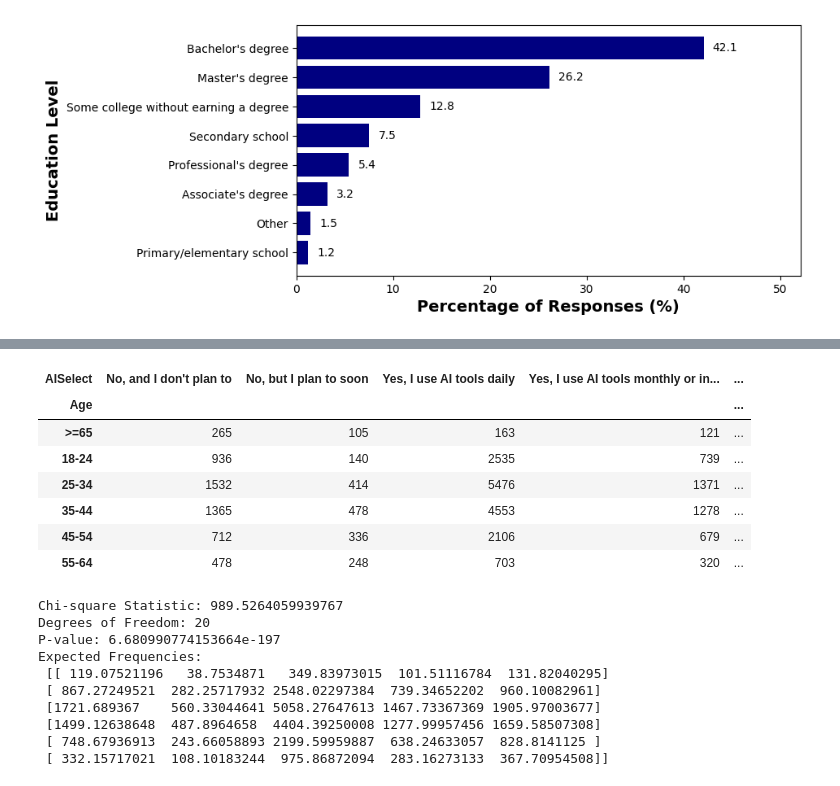
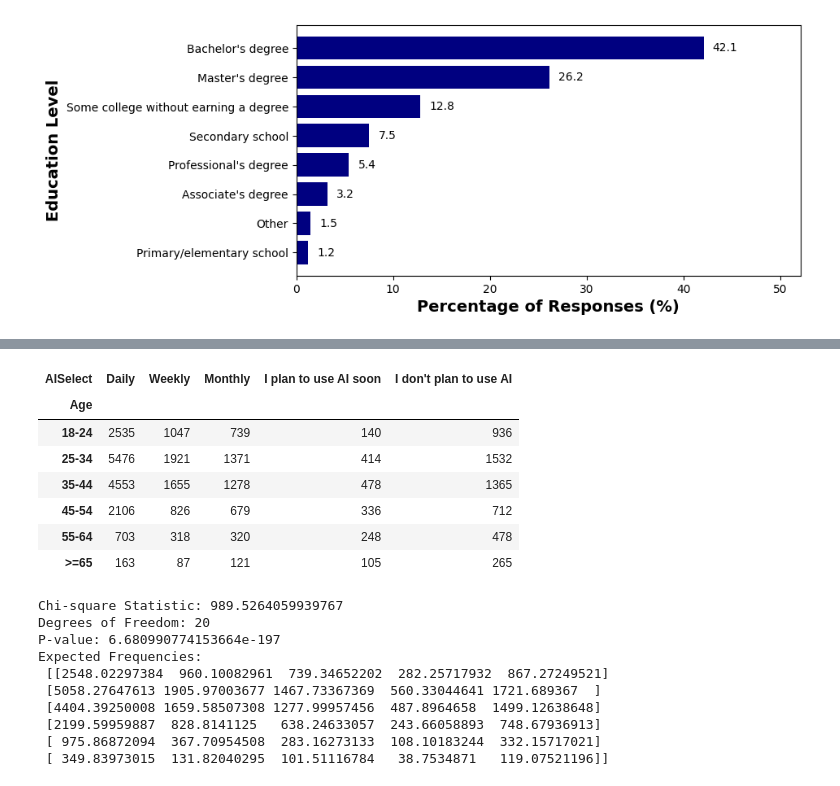
Before and after one commit to huyqng1412/stackoverflow_2025_project, a Jupyter notebook: so2025_vis.ipynb, the cells around one changed output, grey strips where cells are left out. Cells and saved outputs as stored; diff of their text form; code cells hidden in the pictures.

```diff
--- a/so2025_vis.ipynb
+++ b/so2025_vis.ipynb
@@ -211,10 +211,19 @@ plt.show()
 [figure]
 # %%
 queryAI = """
-    select REPLACE(REPLACE(Age, ' years old', ''), '65 years or older', ' >=65') AS Age,
+    select REPLACE(REPLACE(Age, ' years old', ''), '65 years or older', '>=65') AS Age,
             Workexp as 'YrsOfExp',
-            aiselect,
-            aicomplex,
+             CASE
+                WHEN LOWER(aiselect) LIKE '%every day%'
+                    OR LOWER(aiselect) LIKE '%daily%' THEN 'Daily'
+                WHEN LOWER(aiselect) LIKE '%week%' THEN 'Weekly'
+                WHEN LOWER(aiselect) LIKE '%month%' THEN 'Monthly'
+                WHEN LOWER(aiselect) LIKE '%plan to soon%' THEN 'I plan to use AI soon'
+                WHEN LOWER(aiselect) LIKE '%don''t plan%'
+                    OR LOWER(aiselect) LIKE '%never%' THEN 'I don''t plan to use AI'
+                ELSE aiselect
+            END AS AISelect,
+            replace(replace(aicomplex, ' at handling complex tasks', ''), 'I don''t use AI tools for complex tasks / I don''t know' , 'I don''t use AI for complex tasks') as AIComplex,
             aiacc,
             aisent
     from data
@@ -242,21 +251,26 @@ resultAI
 32907 rows × 6 columns
+# %%
+order = ["Daily", "Weekly", "Monthly", "I plan to use AI soon", "I don't plan to use AI"]
+order2 = ["Very well", "Good, but not great", "Neither good or bad", "Bad", "Very poor", "I don't use AI for complex tasks"]
+order3 = ["18-24", "25-34", "35-44", "45-54", "55-64", ">=65"]
+order4 = ["Highly trust", "Somewhat trust", "Neither trust nor distrust", "Somewhat distrust", "Highly distrust"]
 # %%
 resultAI.to_csv("ai_use.csv")
 # %%
 # Hypothesis 1: There is no relationship between the age range (Age) of devs
 # and the frequency of AI usage (AISelect).
 # %%
-contigency = pd.crosstab(resultAI['Age'], resultAI['AISelect'])
+contigency = pd.crosstab(resultAI['Age'], resultAI['AISelect']).reindex(index=order3, columns=order)
 display(contigency)
 # %% [output]
-| AISelect | No, and I don't plan to | No, but I plan to soon | Yes, I use AI tools daily | Yes, I use AI tools monthly or in... | ... |
-| Age |  |  |  |  | ... |
-| >=65 | 265 | 105 | 163 | 121 | ... |
-| 18-24 | 936 | 140 | 2535 | 739 | ... |
-| 25-34 | 1532 | 414 | 5476 | 1371 | ... |
-| 35-44 | 1365 | 478 | 4553 | 1278 | ... |
-| 45-54 | 712 | 336 | 2106 | 679 | ... |
-| 55-64 | 478 | 248 | 703 | 320 | ... |
+| AISelect | Daily | Weekly | Monthly | I plan to use AI soon | I don't plan to use AI |
+| Age |  |  |  |  |  |
+| 18-24 | 2535 | 1047 | 739 | 140 | 936 |
+| 25-34 | 5476 | 1921 | 1371 | 414 | 1532 |
+| 35-44 | 4553 | 1655 | 1278 | 478 | 1365 |
+| 45-54 | 2106 | 826 | 679 | 336 | 712 |
+| 55-64 | 703 | 318 | 320 | 248 | 478 |
+| >=65 | 163 | 87 | 121 | 105 | 265 |
 # %%
 from scipy.stats import chi2_contingency
 # %%
@@ -271,11 +285,11 @@ Chi-square Statistic: 989.5264059939767
 Degrees of Freedom: 20
 P-value: 6.680990774153664e-197
 Expected Frequencies:
- [[ 119.07521196   38.7534871   349.83973015  101.51116784  131.82040295]
- [ 867.27249521  282.25717932 2548.02297384  739.34652202  960.10082961]
- [1721.689367    560.33044641 5058.27647613 1467.73367369 1905.97003677]
- [1499.12638648  487.8964658  4404.39250008 1277.99957456 1659.58507308]
- [ 748.67936913  243.66058893 2199.59959887  638.24633057  828.8141125 ]
- [ 332.15717021  108.10183244  975.86872094  283.16273133  367.70954508]]
+ [[2548.02297384  960.10082961  739.34652202  282.25717932  867.27249521]
+ [5058.27647613 1905.97003677 1467.73367369  560.33044641 1721.689367  ]
+ [4404.39250008 1659.58507308 1277.99957456  487.8964658  1499.12638648]
+ [2199.59959887  828.8141125   638.24633057  243.66058893  748.67936913]
+ [ 975.86872094  367.70954508  283.16273133  108.10183244  332.15717021]
+ [ 349.83973015  131.82040295  101.51116784   38.7534871   119.07521196]]
 # %%
 plt.figure(figsize=(8, 6))
```
Also changed, not shown: parts of 11 cells of this notebook, 1 other file.
